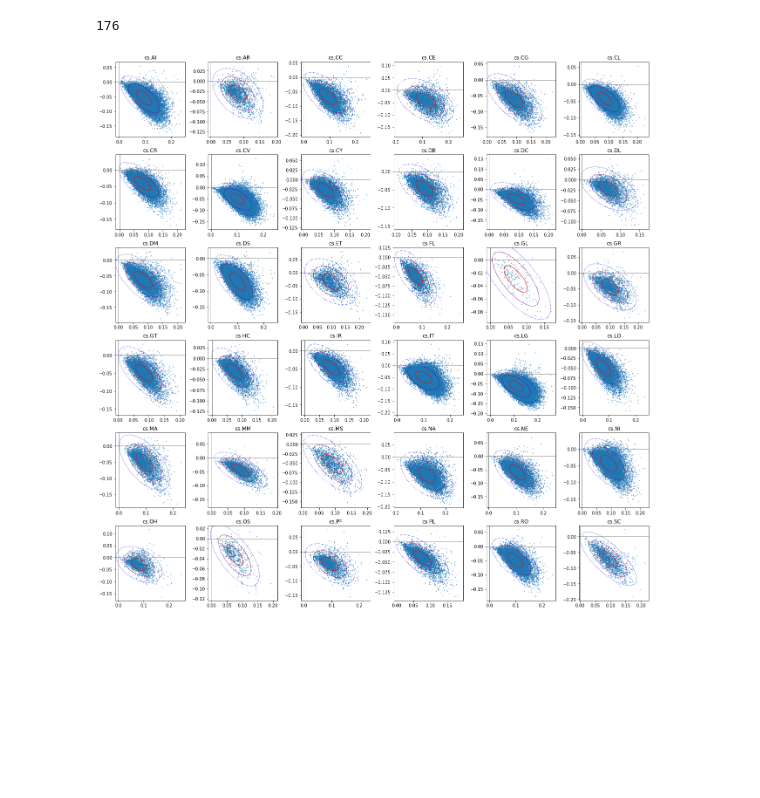
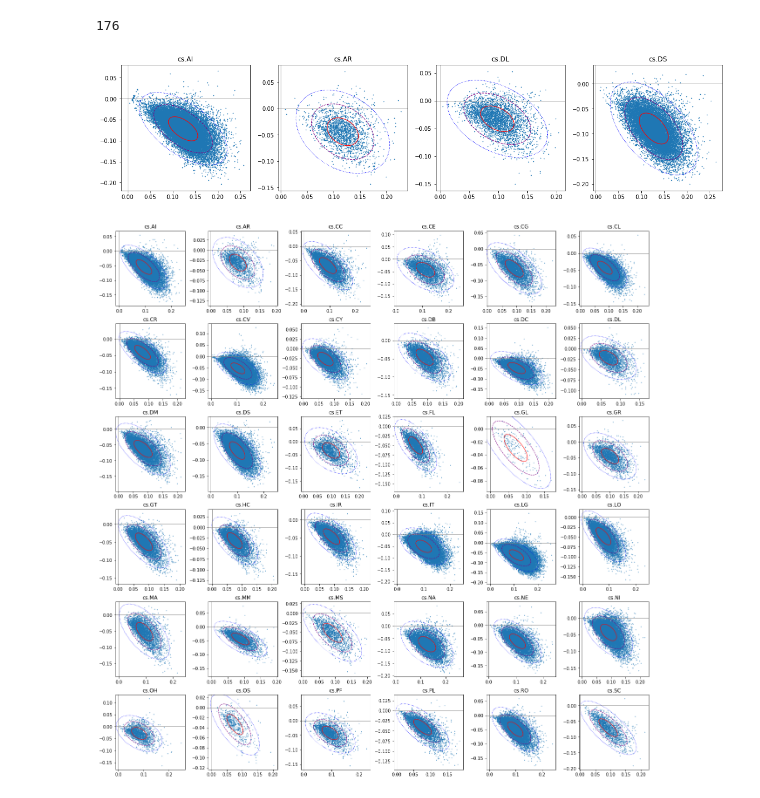
Before and after one commit to malvo06/Recsys-arXiv, a Jupyter notebook: Similar Authors.ipynb, the cells around one changed output. Saved outputs shown, nothing was run; the diff lists cells and outputs as text; code cells hidden in the pictures; blank space fills up the shorter version.

```diff
--- a/Similar Authors.ipynb
+++ b/Similar Authors.ipynb
@@ -380,7 +453,8 @@ print(len(categories_set))
 # %% [output]
 176
 # %%
-cs_plot = ['cs.AI cs.AR cs.CC cs.CE cs.CG cs.CL cs.CR cs.CV cs.CY cs.DB cs.DC cs.DL cs.DM cs.DS cs.ET cs.FL cs.GL cs.GR cs.GT cs.HC cs.IR cs.IT cs.LG cs.LO cs.MA cs.MM cs.MS cs.NA cs.NE cs.NI cs.OH cs.OS cs.PF cs.PL cs.RO cs.SC cs.SD cs.SE cs.SI cs.SY']
+#cs_plot = ['cs.AI cs.AR cs.CC cs.CE cs.CG cs.CL cs.CR cs.CV cs.CY cs.DB cs.DC cs.DL cs.DM cs.DS cs.ET cs.FL cs.GL cs.GR cs.GT cs.HC cs.IR cs.IT cs.LG cs.LO cs.MA cs.MM cs.MS cs.NA cs.NE cs.NI cs.OH cs.OS cs.PF cs.PL cs.RO cs.SC cs.SD cs.SE cs.SI cs.SY']
+cs_plot = ['cs.AI cs.AR cs.DL cs.DS']
 # %%
 to_plot = cs_plot[0].split()
 # %%
@@ -407,3 +481,23 @@ def confidence_ellipse(x, y, ax, n_std, **kwargs):
     ellipse.set_transform(transform + ax.transData)
 
     return ax.add_patch(ellipse)
+# %%
+fig, axs = plt.subplots(1, 4, figsize = (16, 4))
+fig.tight_layout(pad = 2)
+#fig.patch.set_facecolor('xkcd:coral')
+
+for ax, category in zip(np.ndarray.flatten(axs), to_plot):
+    of_interest = [category in categories for categories in article_data.categories]
+    x = article_data[of_interest].x
+    y = article_data[of_interest].y
+
+    ax.scatter(x, y, s = 0.5)
+    ax.axvline(c = 'grey', lw = 1)
+    ax.axhline(c = 'grey', lw = 1)
+    confidence_ellipse(x, y, ax, 1, edgecolor = 'red')
+    confidence_ellipse(x, y, ax, 2, edgecolor = 'purple', linestyle = '--')
+    confidence_ellipse(x, y, ax, 3, edgecolor = 'blue', linestyle = ':')
+
+    ax.set_title(category)
+# %% [output]
+[figure, added]
```
Also changed, not shown: parts of 28 cells of this notebook, 4 other files.
